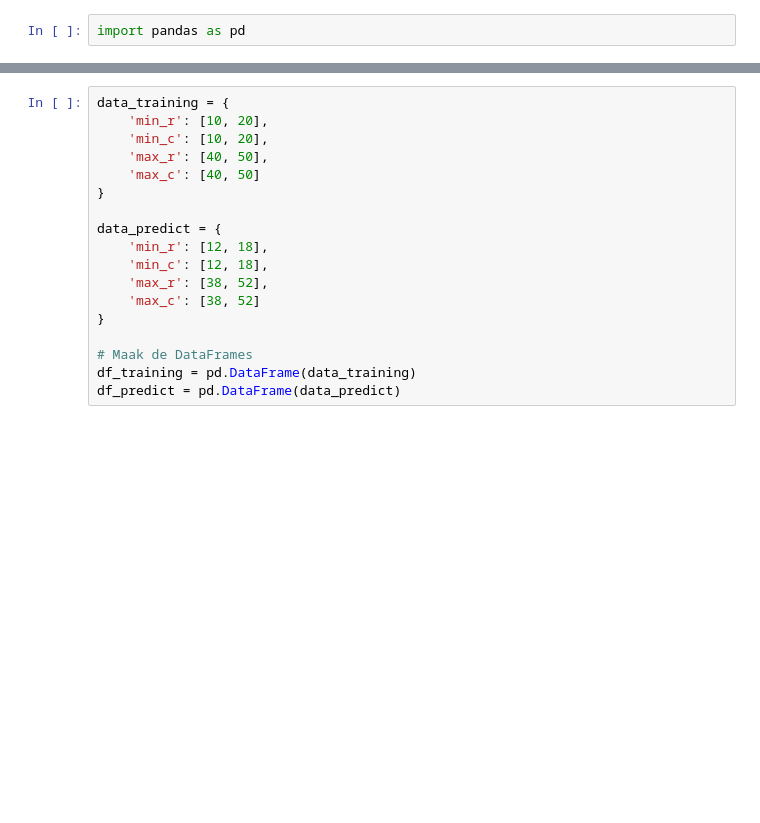
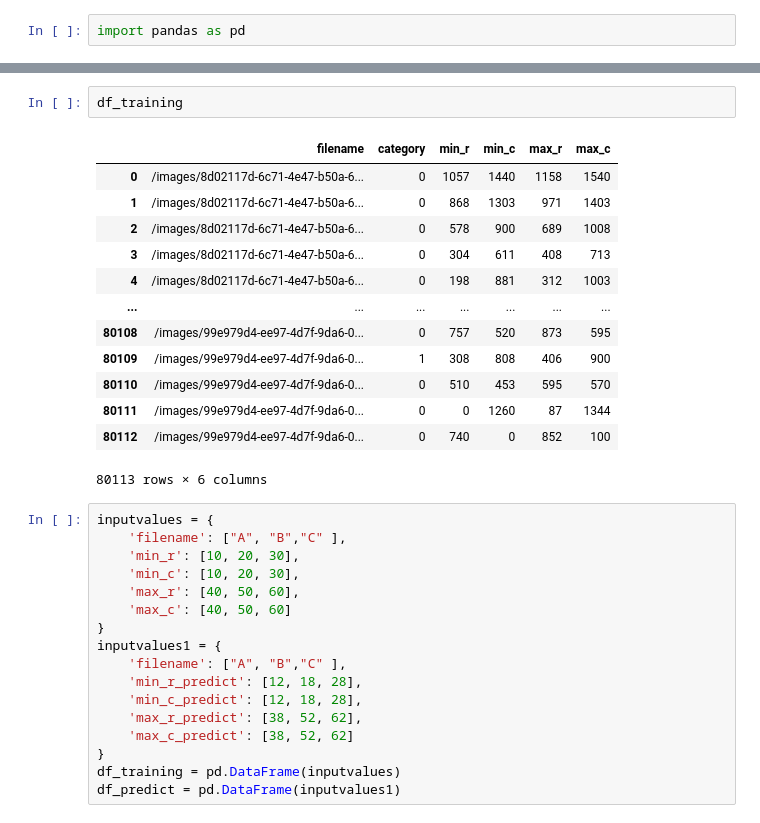
Before and after one commit to Youp44/ds5_assignement_group4, a Jupyter notebook: Opdracht3.1_3.2_week6.ipynb, the cells around one changed output, grey strips where cells are left out. Drawn from its saved outputs; the diff is of its cells as text; blank space fills up the shorter version.

```diff
--- a/Opdracht3.1_3.2_week6.ipynb
+++ b/Opdracht3.1_3.2_week6.ipynb
@@ -6,18 +36,33 @@ df_predict = pd.read_excel('predictions_training.xlsx')
+# %%
+df_training
+# %% [output]
+|  | filename | category | min_r | min_c | max_r | max_c |
+| 0 | /images/8d02117d-6c71-4e47-b50a-6... | 0 | 1057 | 1440 | 1158 | 1540 |
+| 1 | /images/8d02117d-6c71-4e47-b50a-6... | 0 | 868 | 1303 | 971 | 1403 |
+| 2 | /images/8d02117d-6c71-4e47-b50a-6... | 0 | 578 | 900 | 689 | 1008 |
+| 3 | /images/8d02117d-6c71-4e47-b50a-6... | 0 | 304 | 611 | 408 | 713 |
+| 4 | /images/8d02117d-6c71-4e47-b50a-6... | 0 | 198 | 881 | 312 | 1003 |
+| ... | ... | ... | ... | ... | ... | ... |
+| 80108 | /images/99e979d4-ee97-4d7f-9da6-0... | 0 | 757 | 520 | 873 | 595 |
+| 80109 | /images/99e979d4-ee97-4d7f-9da6-0... | 1 | 308 | 808 | 406 | 900 |
+| 80110 | /images/99e979d4-ee97-4d7f-9da6-0... | 0 | 510 | 453 | 595 | 570 |
+| 80111 | /images/99e979d4-ee97-4d7f-9da6-0... | 0 | 0 | 1260 | 87 | 1344 |
+| 80112 | /images/99e979d4-ee97-4d7f-9da6-0... | 0 | 740 | 0 | 852 | 100 |
+80113 rows × 6 columns
 # %%
-data_training = {
-    'min_r': [10, 20],
-    'min_c': [10, 20],
-    'max_r': [40, 50],
-    'max_c': [40, 50]
+inputvalues = {
+    'filename': ["A", "B","C" ],
+    'min_r': [10, 20, 30],
+    'min_c': [10, 20, 30],
+    'max_r': [40, 50, 60],
+    'max_c': [40, 50, 60]
 }
-
-data_predict = {
-    'min_r': [12, 18],
-    'min_c': [12, 18],
-    'max_r': [38, 52],
-    'max_c': [38, 52]
+inputvalues1 = {
+    'filename': ["A", "B","C" ],
+    'min_r_predict': [12, 18, 28],
+    'min_c_predict': [12, 18, 28],
+    'max_r_predict': [38, 52, 62],
+    'max_c_predict': [38, 52, 62]
 }
-
-# Maak de DataFrames
-df_training = pd.DataFrame(data_training)
-df_predict = pd.DataFrame(data_predict)
+df_training = pd.DataFrame(inputvalues)
+df_predict = pd.DataFrame(inputvalues1)
```
Also changed, not shown: parts of 11 cells of this notebook.
